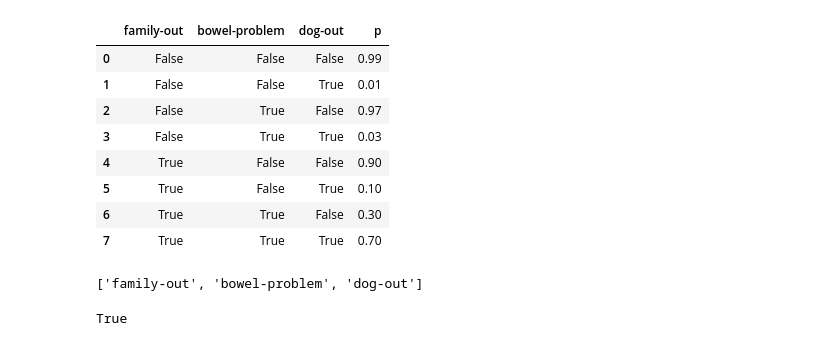
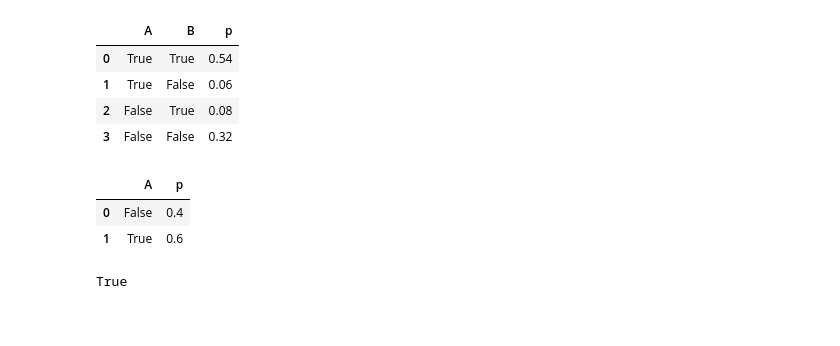
Before and after one commit to OlegBEZb/KR21_project2, a Jupyter notebook: Untitled.ipynb, the cells around one changed output. Cells and saved outputs as stored; diff of their text form; code cells hidden in the pictures; blank space fills up the shorter version.

```diff
--- a/Untitled.ipynb
+++ b/Untitled.ipynb
@@ -46,16 +65,19 @@ bn.get_all_variables()
-# %%
-bn.get_cpt('dog-out')
-# %% [output]
-|  | family-out | bowel-problem | dog-out | p |
-| 0 | False | False | False | 0.99 |
-| 1 | False | False | True | 0.01 |
-| 2 | False | True | False | 0.97 |
-| 3 | False | True | True | 0.03 |
-| 4 | True | False | False | 0.90 |
-| 5 | True | False | True | 0.10 |
-| 6 | True | True | False | 0.30 |
-| 7 | True | True | True | 0.70 |
-# %%
-list(bn.get_cpt('dog-out').columns)[:-1]
-# %% [output]
-['family-out', 'bowel-problem', 'dog-out']
+# %%
+marg_test_1_df = pd.DataFrame({
+    "A": [True, True, False, False],
+    "B": [True, False, True, False],
+    "p": [.54, .06, .08, .32]
+})
+marg_test_1_df
+# %% [output]
+|  | A | B | p |
+| 0 | True | True | 0.54 |
+| 1 | True | False | 0.06 |
+| 2 | False | True | 0.08 |
+| 3 | False | False | 0.32 |
+# %%
+bn.sum_out(marg_test_1_df, 'B')
+# %% [output]
+|  | A | p |
+| 0 | False | 0.4 |
+| 1 | True | 0.6 |
```
Also changed, not shown: parts of 10 cells of this notebook, 2 other files.
